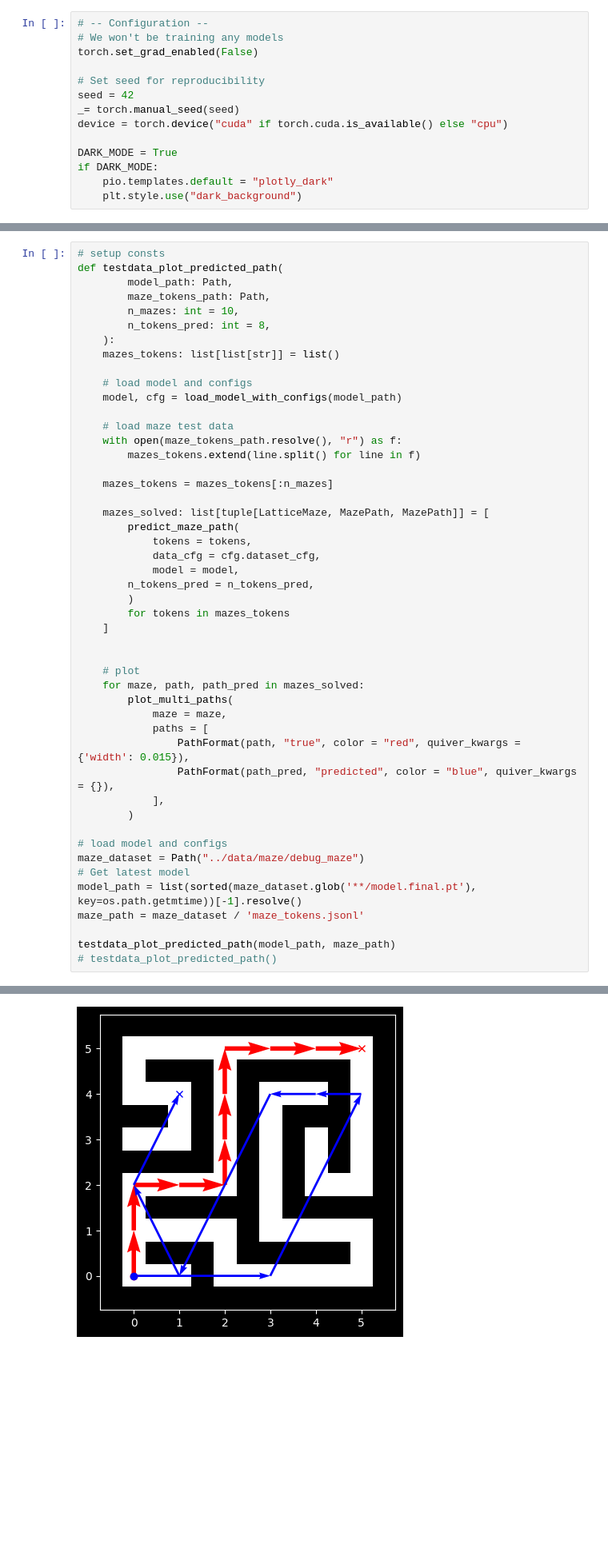
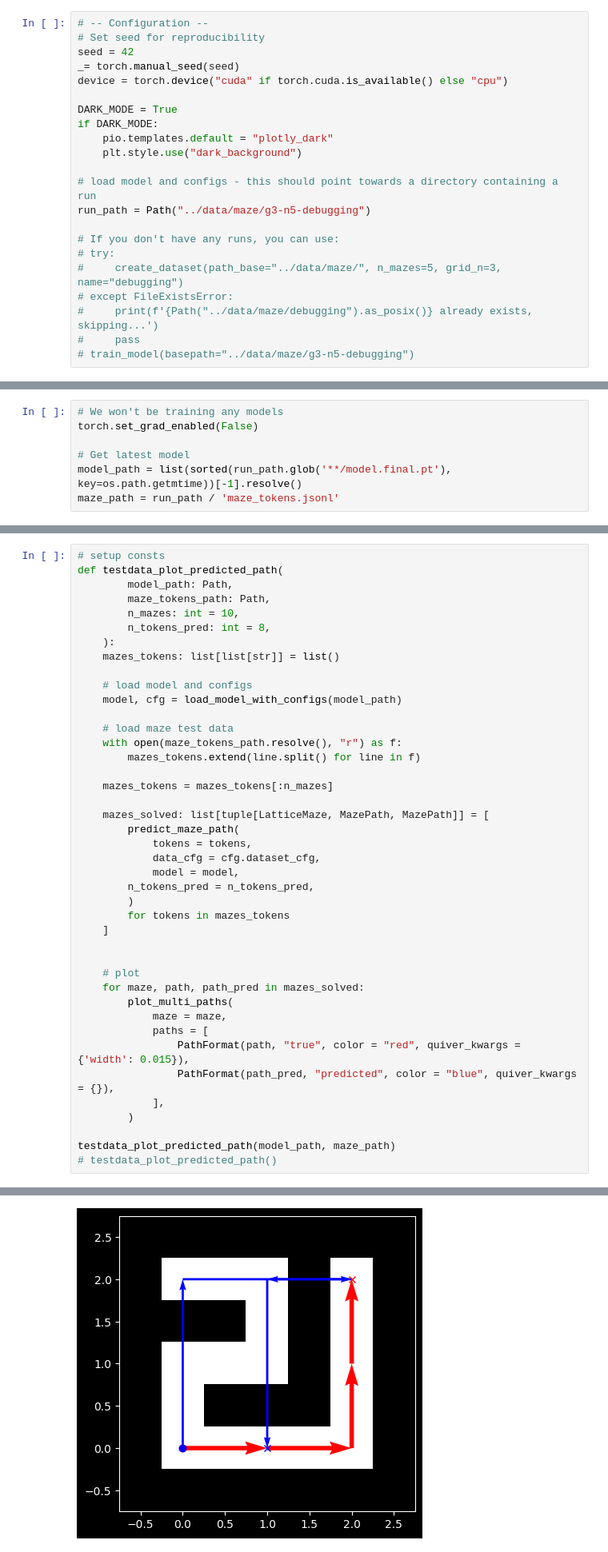
Before and after one commit to understanding-search/maze-transformer, a Jupyter notebook: notebooks/eval_model.ipynb, the cells around one changed output, grey strips where cells are left out. Shown at 80% size. Drawn from its saved outputs; the diff is of its cells as text; blank space fills up the shorter version.

Commit message:
Update eval notebooks to clarify what the run_path is, and add code for training a model

```diff
--- a/notebooks/eval_model.ipynb
+++ b/notebooks/eval_model.ipynb
@@ -48,9 +51,6 @@ from maze_transformer.evaluation.plot_attention import colorize
 %autoreload 2
 # %%
 # -- Configuration --
-# We won't be training any models
-torch.set_grad_enabled(False)
-
 # Set seed for reproducibility
 seed = 42
 _= torch.manual_seed(seed)
@@ -60,3 +60,14 @@ DARK_MODE = True
 if DARK_MODE:
     pio.templates.default = "plotly_dark"
     plt.style.use("dark_background")
+
+# load model and configs - this should point towards a directory containing a run
+run_path = Path("../data/maze/g3-n5-debugging")
+
+# If you don't have any runs, you can use:
+# try:
+#     create_dataset(path_base="../data/maze/", n_mazes=5, grid_n=3, name="debugging")
+# except FileExistsError:
+#     print(f'{Path("../data/maze/debugging").as_posix()} already exists, skipping...')
+#     pass
+# train_model(basepath="../data/maze/g3-n5-debugging")
@@ -63,3 +103,10 @@ if DARK_MODE:
+# %%
+# We won't be training any models
+torch.set_grad_enabled(False)
+
+# Get latest model
+model_path = list(sorted(run_path.glob('**/model.final.pt'), key=os.path.getmtime))[-1].resolve()
+maze_path = run_path / 'maze_tokens.jsonl'
 # %% [markdown]
 # plot example mazes
 # %%
@@ -102,12 +149,6 @@ def testdata_plot_predicted_path(
 			],
 		)
 
-# load model and configs
-maze_dataset = Path("../data/maze/debug_maze")
-# Get latest model
-model_path = list(sorted(maze_dataset.glob('**/model.final.pt'), key=os.path.getmtime))[-1].resolve()
-maze_path = maze_dataset / 'maze_tokens.jsonl'
-
 testdata_plot_predicted_path(model_path, maze_path)
 # testdata_plot_predicted_path()
 # %% [output]
@@ -115 +155 @@ WARNING: code hash mismatch for maze_ctor gen_dfs
-[figure, old version]
+[figure, new version]
```
Also changed, not shown: parts of 3 cells of this notebook, 1 other file.
